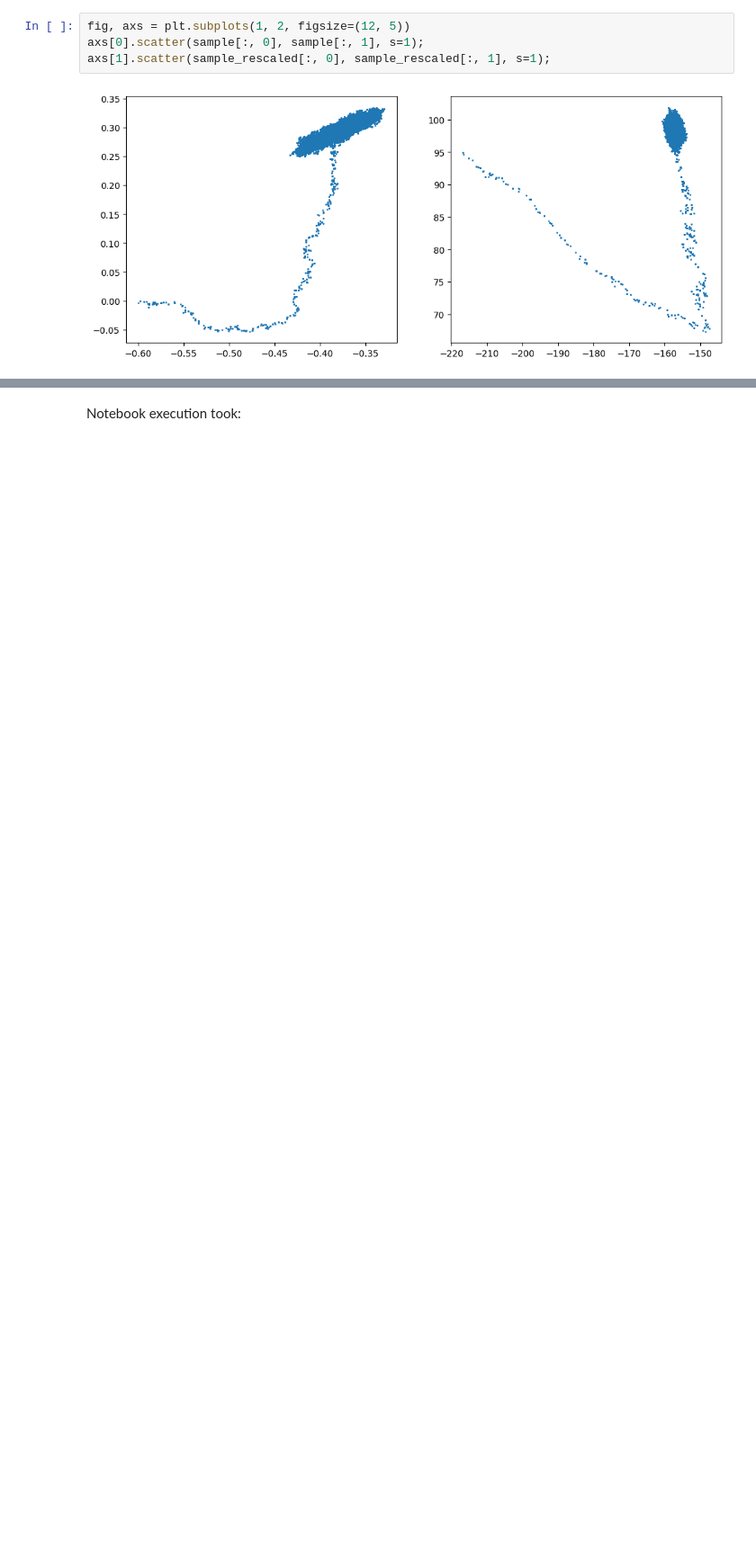
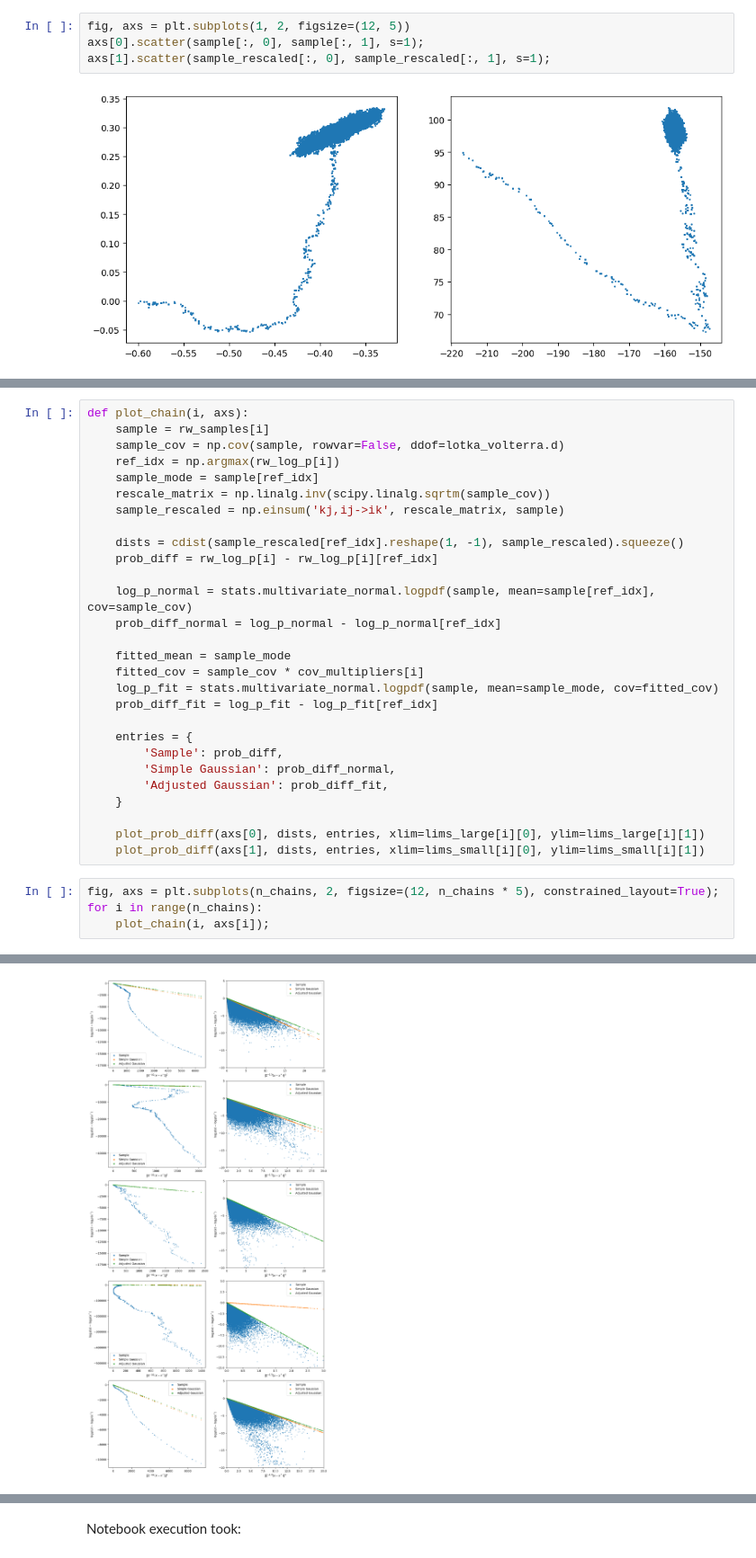
Before and after one commit to aglebov/gradient-free-mcmc-postprocessing, a Jupyter notebook: code/notebooks/lotka_volterra/Gradient_free_elliptic_distributions.ipynb, the cells around one changed output, grey strips where cells are left out. Shown at 90% size. Saved outputs shown, nothing was run; the diff lists cells and outputs as text; blank space fills up the shorter version.

```diff
--- a/code/notebooks/lotka_volterra/Gradient_free_elliptic_distributions.ipynb
+++ b/code/notebooks/lotka_volterra/Gradient_free_elliptic_distributions.ipynb
@@ -165,0 +216,33 @@ array([-3.21811660e+03, -3.21811660e+03, -3.20271497e+03, ...,
+# %%
+def plot_chain(i, axs):
+    sample = rw_samples[i]
+    sample_cov = np.cov(sample, rowvar=False, ddof=lotka_volterra.d)
+    ref_idx = np.argmax(rw_log_p[i])
+    sample_mode = sample[ref_idx]
+    rescale_matrix = np.linalg.inv(scipy.linalg.sqrtm(sample_cov))
+    sample_rescaled = np.einsum('kj,ij->ik', rescale_matrix, sample)
+
+    dists = cdist(sample_rescaled[ref_idx].reshape(1, -1), sample_rescaled).squeeze()
+    prob_diff = rw_log_p[i] - rw_log_p[i][ref_idx]
+
+    log_p_normal = stats.multivariate_normal.logpdf(sample, mean=sample[ref_idx], cov=sample_cov)
+    prob_diff_normal = log_p_normal - log_p_normal[ref_idx]
+
+    fitted_mean = sample_mode
+    fitted_cov = sample_cov * cov_multipliers[i]
+    log_p_fit = stats.multivariate_normal.logpdf(sample, mean=sample_mode, cov=fitted_cov)
+    prob_diff_fit = log_p_fit - log_p_fit[ref_idx]
+
+    entries = {
+        'Sample': prob_diff,
+        'Simple Gaussian': prob_diff_normal,
+        'Adjusted Gaussian': prob_diff_fit,
+    }
+
+    plot_prob_diff(axs[0], dists, entries, xlim=lims_large[i][0], ylim=lims_large[i][1])
+    plot_prob_diff(axs[1], dists, entries, xlim=lims_small[i][0], ylim=lims_small[i][1])
+# %%
+fig, axs = plt.subplots(n_chains, 2, figsize=(12, n_chains * 5), constrained_layout=True);
+for i in range(n_chains):
+    plot_chain(i, axs[i]);
+# %% [output]
@@ -165,0 +265 @@ array([-3.21811660e+03, -3.21811660e+03, -3.20271497e+03, ...,
+[figure, added]
```
Also changed, not shown: parts of 23 cells of this notebook, 3 other files.
